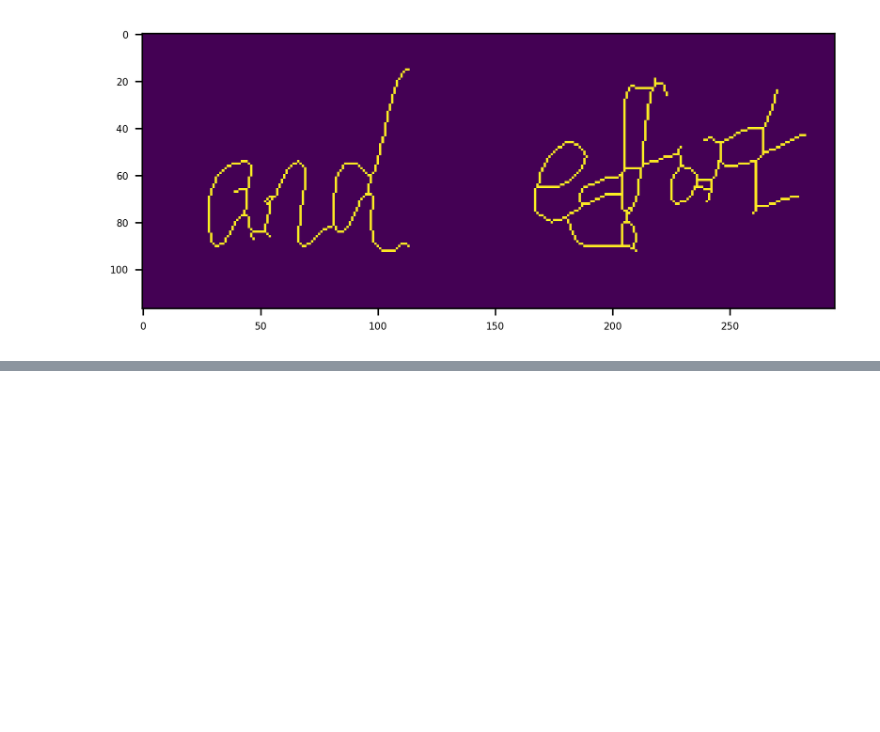
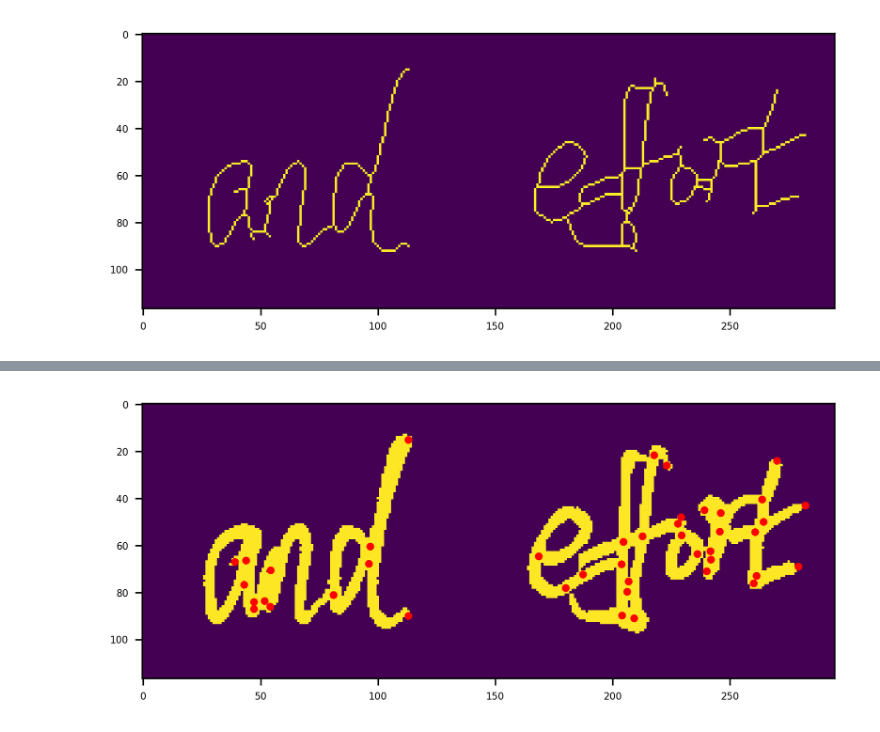
Before and after one commit to justjude97/MultiScript-Handwriting-Identification-with-Stroke-Decomposition, a Jupyter notebook: Code and Experiments/experimentation/stroke decomposition.ipynb, the cells around one changed output, grey strips where cells are left out. Drawn from its saved outputs; the diff is of its cells as text; code cells hidden in the pictures; blank space fills up the shorter version.

```diff
--- a/Code and Experiments/experimentation/stroke decomposition.ipynb
+++ b/Code and Experiments/experimentation/stroke decomposition.ipynb
@@ -208,0 +260,10 @@ from qdanalysis.strokedecomposition import label_graph_edges_and_nodes
+# %%
+plt.imshow(eng_test)
+
+# draw node by o
+nodes = eng_graph.nodes()
+ps = np.array([nodes[i]['o'] for i in nodes])
+plt.plot(ps[:,1], ps[:,0], 'r.')
+plt.show()
+# %% [output]
+[figure, added]
```
Also changed, not shown: parts of 9 cells of this notebook, 1 other file.
